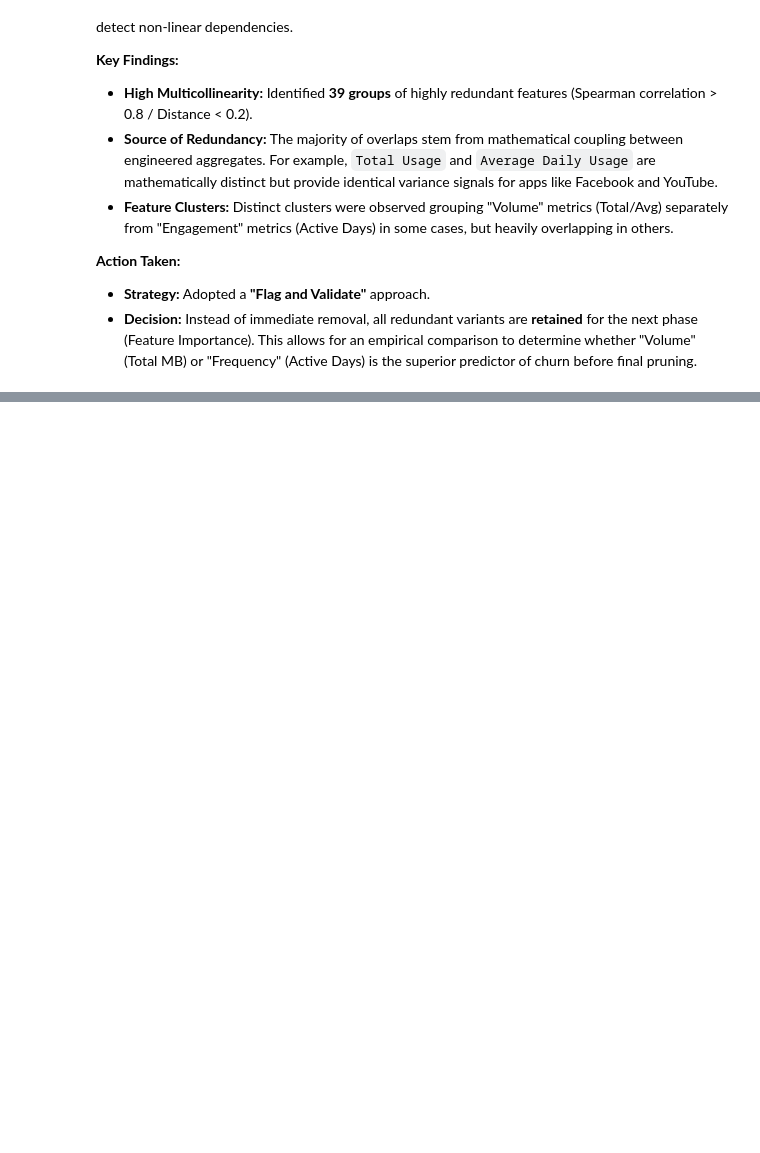
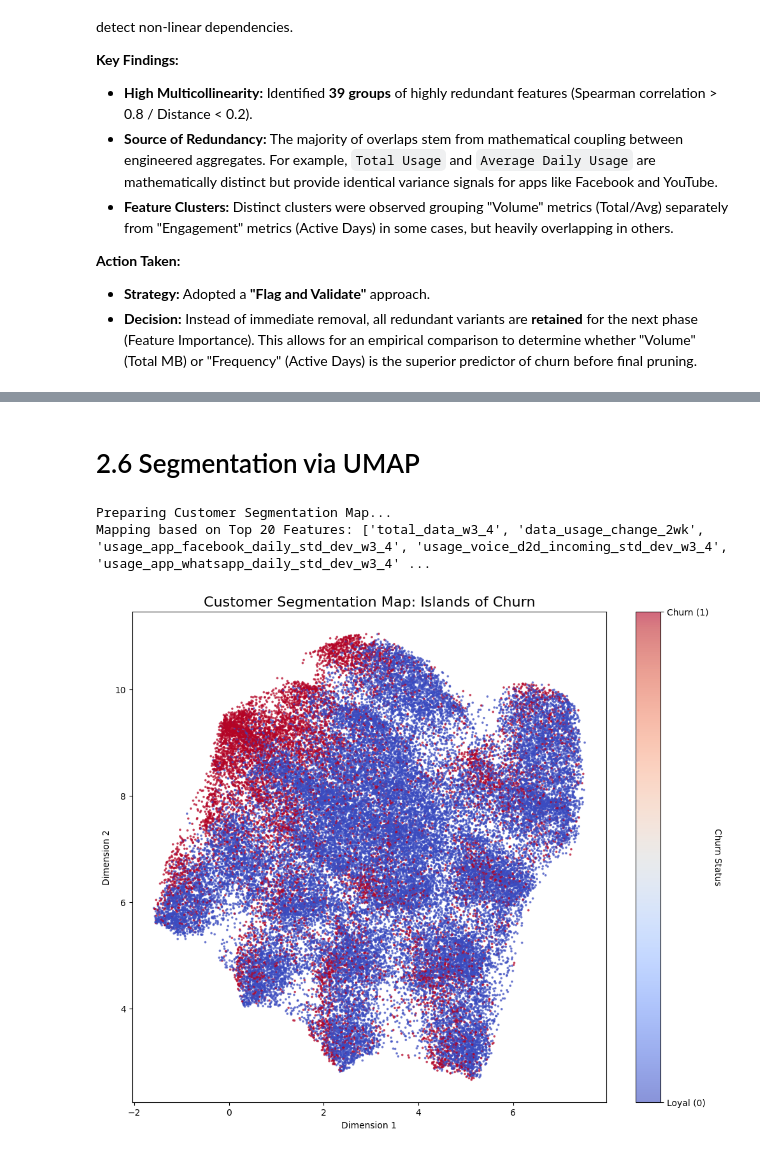
Before and after one commit to tejakusumah-y2008hub/telco-customer-churn-prediction, a Jupyter notebook: notebooks/2.0-yusuftejakusumah-exploratory-data-analysis.ipynb, the cells around one changed output, grey strips where cells are left out. Cells and saved outputs as stored; diff of their text form; code cells hidden in the pictures; blank space fills up the shorter version.

Commit message:
EDA: Segmentation via UMAP

```diff
--- a/notebooks/2.0-yusuftejakusumah-exploratory-data-analysis.ipynb
+++ b/notebooks/2.0-yusuftejakusumah-exploratory-data-analysis.ipynb
@@ -166,0 +281,8 @@ Group 93: ['distinct_services_w3_4', 'change_in_distinct_services']
+# %%
+# COMBINE RESULTS
+# Merge both rankings into one table
+feature_rankings = pd.merge(iv_df, rf_df, on='Feature')
+
+print("Feature Prioritization Complete.")
+print("Top 10 Most Predictive Features:\n")
+print(feature_rankings.head(10))
@@ -166,0 +377,52 @@ Group 93: ['distinct_services_w3_4', 'change_in_distinct_services']
+# %% [markdown]
+# 2.6 Segmentation via UMAP
+# %%
+print("Preparing Customer Segmentation Map...")
+
+# Feature Selection: Use the Top 20 features from ySection 2.4
+top_20_features = feature_rankings['Feature'].head(20).tolist()
+print(f"Mapping based on Top 20 Features: {top_20_features}")
+
+# reprocessing: Scale the data (Critical for UMAP)
+X_segmentation = train_df[top_20_features].fillna(0)
+scaler = StandardScaler()
+X_scaled = scaler.fit_transform(X_segmentation)
+
+# Run UMAP Projection
+# n_neighbors=30: Balances local clusters with global structure
+reducer = umap.UMAP(n_neighbors=30, min_dist=0.1, n_components=2)
+embedding = reducer.fit_transform(X_scaled)
+
+# Prepare Data for Plotting (The Shuffle Trick)
+# Combine the coordinates with the Churn label, then SHUFFLE them.
+# This ensures Red dots aren't hidden behind the massive pile of Blue dots.
+plot_df = pd.DataFrame(embedding, columns=['UMAP_1', 'UMAP_2'])
+plot_df['churn'] = train_df['churn'].values
+plot_df_shuffled = plot_df.sample(frac=1, random_state=42) # Shuffle 100% of rows
+
+# The Final "Money Plot"
+plt.figure(figsize=(12, 10))
+scatter = plt.scatter(
+    plot_df_shuffled['UMAP_1'],
+    plot_df_shuffled['UMAP_2'],
+    c=plot_df_shuffled['churn'],
+    cmap='coolwarm',  # Cool (Blue) = 0, Warm (Red) = 1
+    s=3,              # Dot size
+    alpha=0.6         # Transparency
+)
+
+# Formatting
+plt.title('Customer Segmentation Map: Islands of Churn', fontsize=16)
+plt.xlabel('Dimension 1')
+plt.ylabel('Dimension 2')
+
+# Custom Legend
+cbar = plt.colorbar(scatter, ticks=[0, 1])
+cbar.ax.set_yticklabels(['Loyal (0)', 'Churn (1)'])
+cbar.set_label('Churn Status', rotation=270, labelpad=15)
+
+plt.show()
+# %% [output]
+Preparing Customer Segmentation Map...
+Mapping based on Top 20 Features: ['total_data_w3_4', 'data_usage_change_2wk', 'usage_app_facebook_daily_std_dev_w3_4', 'usage_voice_d2d_incoming_std_dev_w3_4', 'usage_app_whatsapp_daily_std_dev_w3_4' ...
+[figure, added]
```
Also changed, not shown: parts of 20 cells of this notebook, 1 other file.
